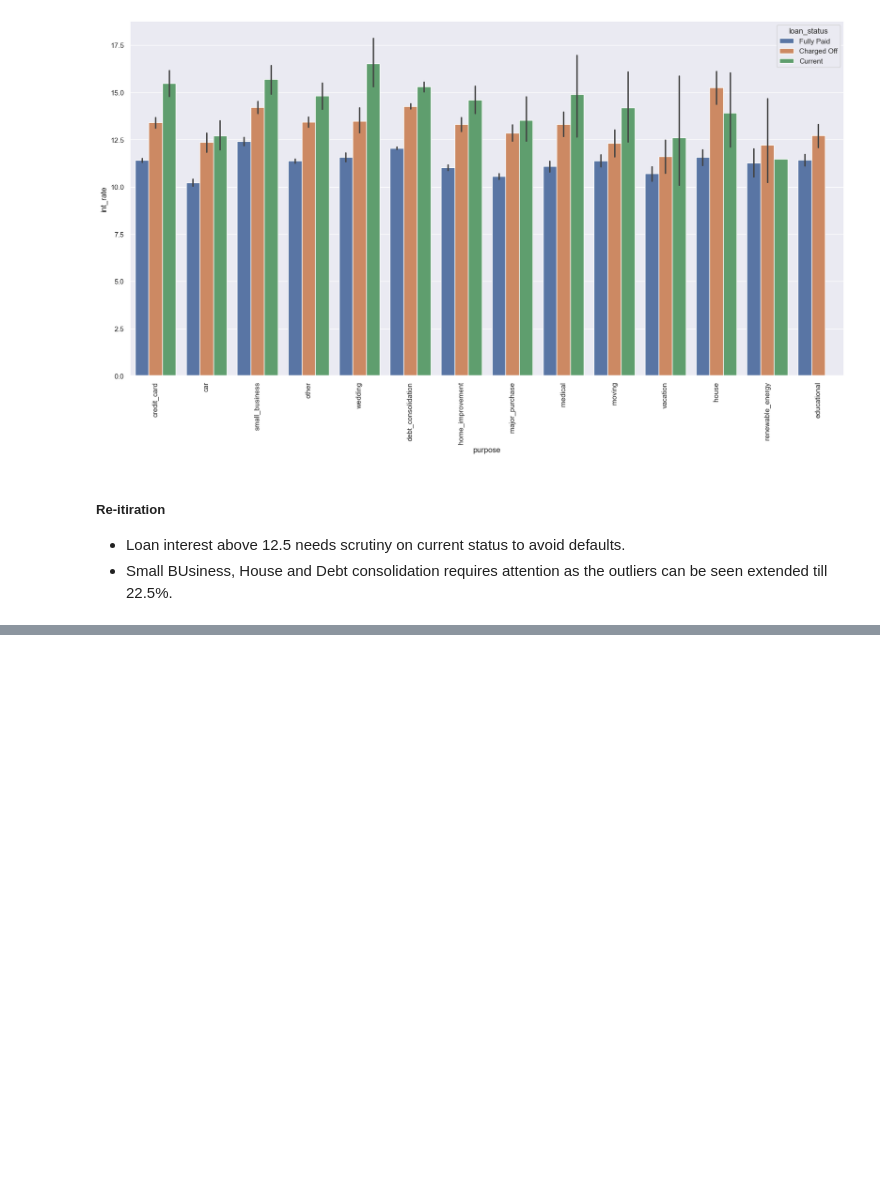
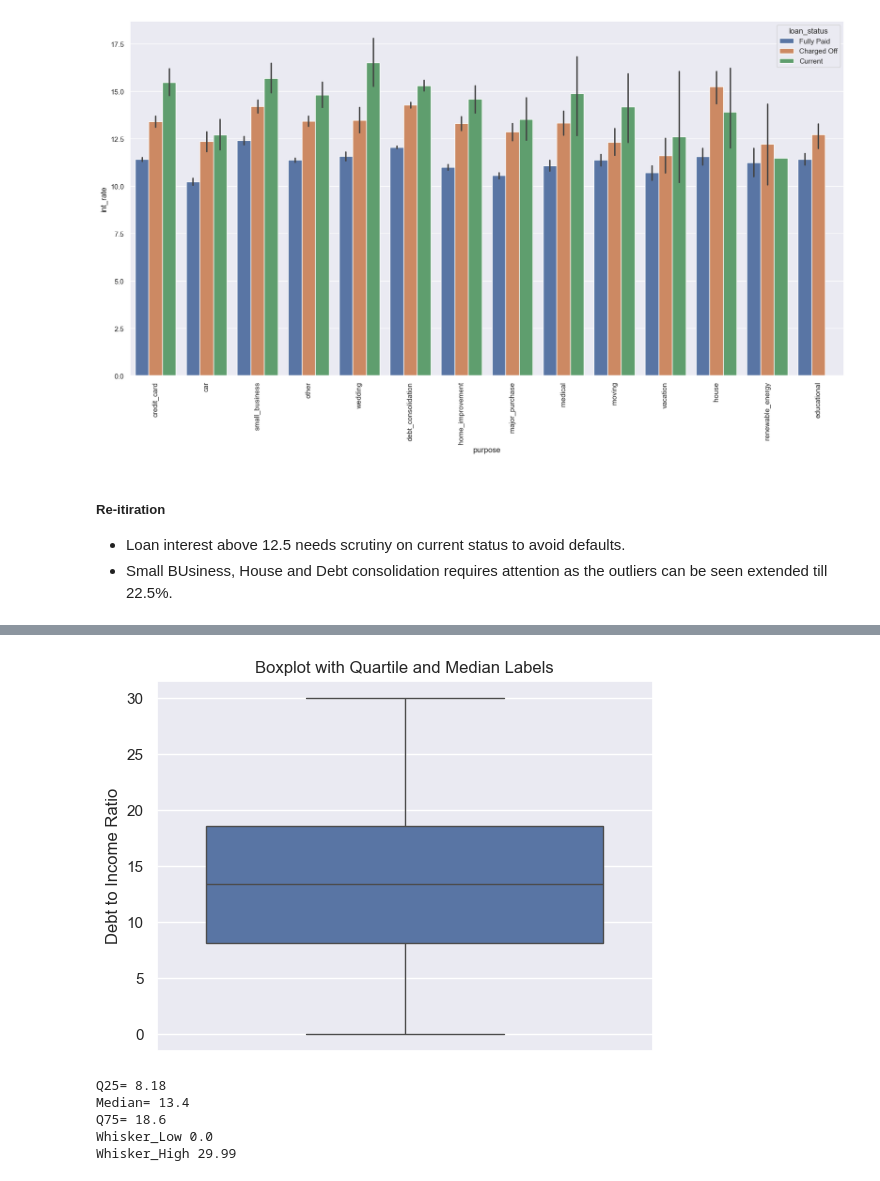
Before and after one commit to MallikaBera/LendingClubCaseStudy, a Jupyter notebook: Code_v02_01_mamathak.ipynb, the cells around one changed output, grey strips where cells are left out. Cells and saved outputs as stored; diff of their text form; code cells hidden in the pictures; blank space fills up the shorter version.

```diff
--- a/Code_v02_01_mamathak.ipynb
+++ b/Code_v02_01_mamathak.ipynb
@@ -949,0 +991,27 @@ plt.show()
+# %%
+loan.dti.value_counts()
+ax = sns.boxplot(loan.dti,showfliers=False)
+
+    # Compute quartiles
+q25 = loan.dti.quantile(0.25)
+median = loan.dti.median()
+q75 = loan.dti.quantile(0.75)
+whisker_low = loan.dti.min()
+whisker_high = loan.dti.max()
+
+plt.title('Boxplot with Quartile and Median Labels')
+plt.ylabel('Debt to Income Ratio')
+
+plt.show()
+print('Q25=' , q25)
+print('Median=' , median)
+print('Q75=' , q75)
+print("Whisker_Low", whisker_low )
+print("Whisker_High",whisker_high )
+# %% [output]
+[figure, added]
+Q25= 8.18
+Median= 13.4
+Q75= 18.6
+Whisker_Low 0.0
+Whisker_High 29.99
```
Also changed, not shown: parts of 5 cells of this notebook.
